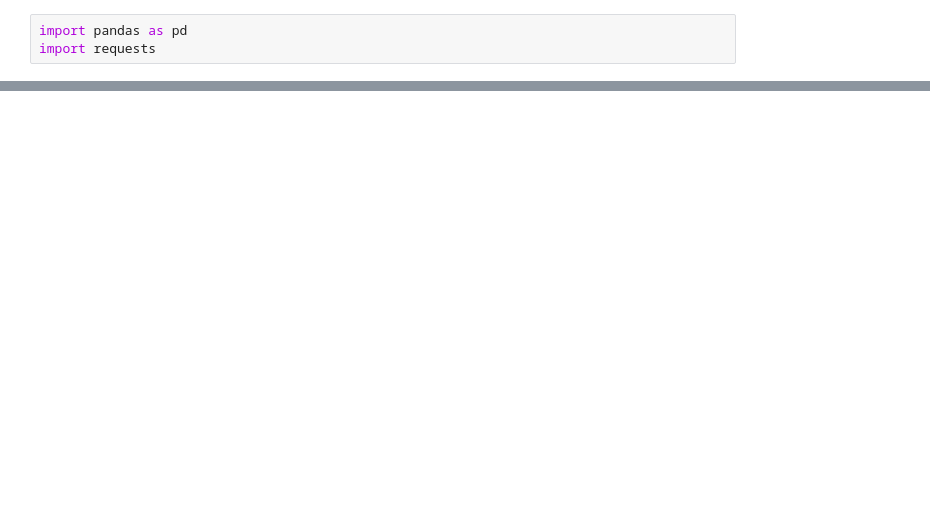
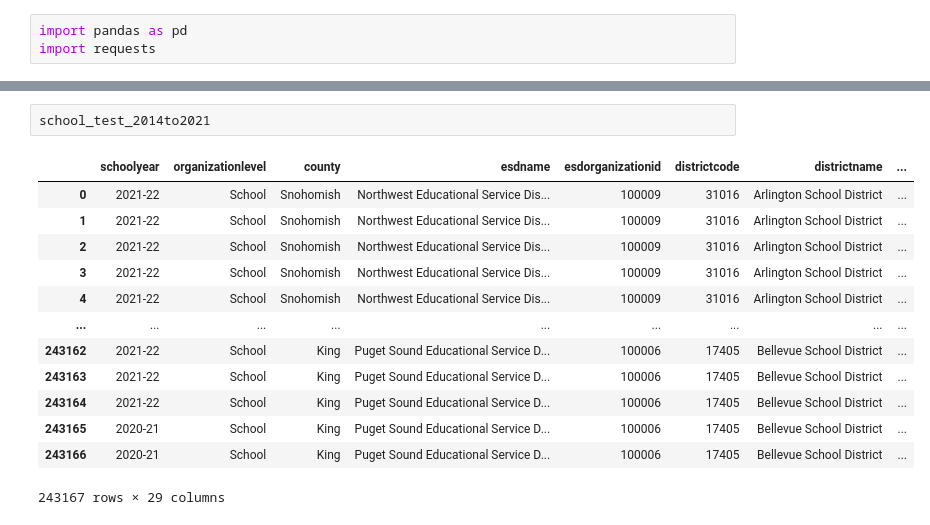
Before and after one commit to jamilditter/washington_education, a Jupyter notebook: DataCleaning.ipynb, the cells around one changed output, grey strips where cells are left out. Saved outputs shown, nothing was run; the diff lists cells and outputs as text; blank space fills up the shorter version.

```diff
--- a/DataCleaning.ipynb
+++ b/DataCleaning.ipynb
@@ -80,0 +78,16 @@ school_test_2024 = pd.DataFrame(data)
+# %%
+school_test_2014to2021
+# %% [output]
+|  | schoolyear | organizationlevel | county | esdname | esdorganizationid | districtcode | districtname | ... |
+| 0 | 2021-22 | School | Snohomish | Northwest Educational Service Dis... | 100009 | 31016 | Arlington School District | ... |
+| 1 | 2021-22 | School | Snohomish | Northwest Educational Service Dis... | 100009 | 31016 | Arlington School District | ... |
+| 2 | 2021-22 | School | Snohomish | Northwest Educational Service Dis... | 100009 | 31016 | Arlington School District | ... |
+| 3 | 2021-22 | School | Snohomish | Northwest Educational Service Dis... | 100009 | 31016 | Arlington School District | ... |
+| 4 | 2021-22 | School | Snohomish | Northwest Educational Service Dis... | 100009 | 31016 | Arlington School District | ... |
+| ... | ... | ... | ... | ... | ... | ... | ... | ... |
+| 243162 | 2021-22 | School | King | Puget Sound Educational Service D... | 100006 | 17405 | Bellevue School District | ... |
+| 243163 | 2021-22 | School | King | Puget Sound Educational Service D... | 100006 | 17405 | Bellevue School District | ... |
+| 243164 | 2021-22 | School | King | Puget Sound Educational Service D... | 100006 | 17405 | Bellevue School District | ... |
+| 243165 | 2020-21 | School | King | Puget Sound Educational Service D... | 100006 | 17405 | Bellevue School District | ... |
+| 243166 | 2020-21 | School | King | Puget Sound Educational Service D... | 100006 | 17405 | Bellevue School District | ... |
+243167 rows × 29 columns
```
Also changed, not shown: parts of 22 cells of this notebook.
